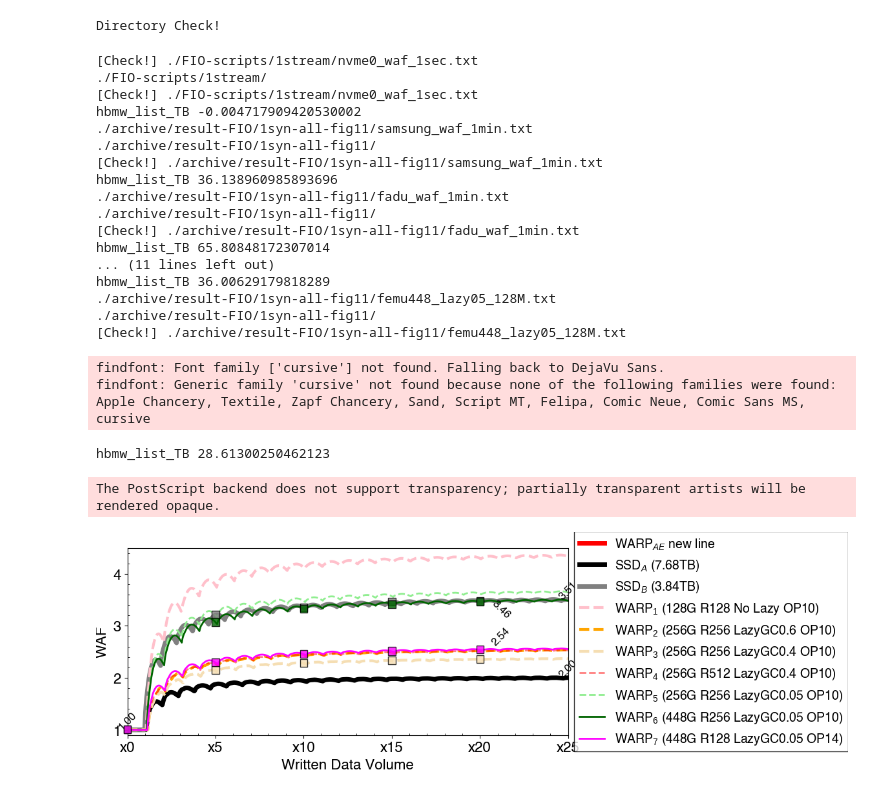
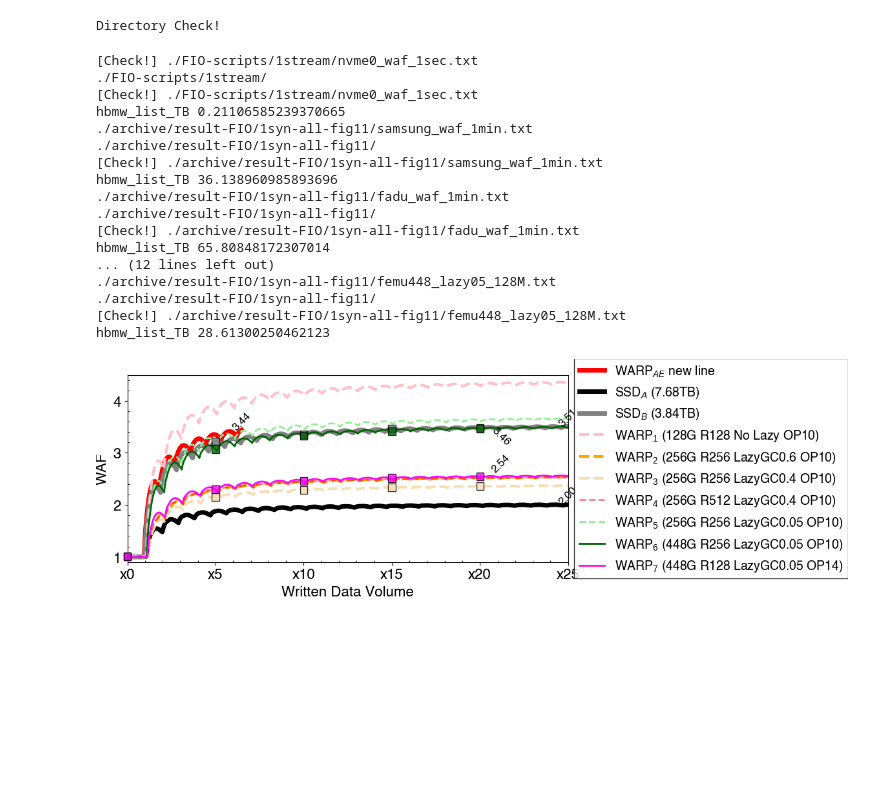
Before and after one commit to MoatLab/WARP-FAST26-AE, a Jupyter notebook: Fig11.ipynb, the cells around one changed output. Drawn from its saved outputs; the diff is of its cells as text; code cells hidden in the pictures; blank space fills up the shorter version.

```diff
--- a/Fig11.ipynb
+++ b/Fig11.ipynb
@@ -343,7 +343,7 @@ for i, t in enumerate(waf_list_label):
     mbmw_list= info_list[2]
     erase_list= info_list[3]
     #------------------------------------------------------------#
-    hbmw_list_TB = [ x / 7.68 for x in hbmw_list ]
+    hbmw_list_TB = [ (x*1024)/256 for x in hbmw_list ]
     ret = x_cut_limit(hbmw_list_TB,waf_list,x_cut_lim)
     hbmw_list_TB = ret[0]
     waf_list = ret[1]
@@ -681,39 +681,35 @@ for label in ax2.get_yticklabels():
     label.set_fontproperties(helvetica_prop)
     label.set_fontsize(MEDIUM_SIZE)
 
 #------------------------------------------------------------#
 fig.tight_layout()
 
 # ------------------- #
-isConference=True
+isConference=False
 if (isConference) :
     save_dir = "./"
     fig_name = "val-1stream-AE"
     plt.savefig("{0}{1}.eps".format(save_dir,fig_name)  ) #, dpi=100)
     plt.savefig("{0}{1}.pdf".format(save_dir,fig_name)  ) #, dpi=100)
     plt.savefig("{0}{1}.png".format(save_dir,fig_name)  ) #, dpi=100)
     plt.savefig("{0}{1}.jpeg".format(save_dir,fig_name) ) #, dpi=100)
 # ------------------- #
 # %% [output]
 [Check!] ./FIO-scripts/1stream/nvme0_waf_1sec.txt
 ./FIO-scripts/1stream/
 [Check!] ./FIO-scripts/1stream/nvme0_waf_1sec.txt
-hbmw_list_TB -0.004717909420530002
+hbmw_list_TB 0.21106585239370665
 ./archive/result-FIO/1syn-all-fig11/samsung_waf_1min.txt
 ./archive/result-FIO/1syn-all-fig11/
 [Check!] ./archive/result-FIO/1syn-all-fig11/samsung_waf_1min.txt
 hbmw_list_TB 36.138960985893696
 ./archive/result-FIO/1syn-all-fig11/fadu_waf_1min.txt
 ./archive/result-FIO/1syn-all-fig11/
 [Check!] ./archive/result-FIO/1syn-all-fig11/fadu_waf_1min.txt
 hbmw_list_TB 65.80848172307014
-... (11 lines left out)
-hbmw_list_TB 36.00629179818289
+... (12 lines left out)
 ./archive/result-FIO/1syn-all-fig11/femu448_lazy05_128M.txt
 ./archive/result-FIO/1syn-all-fig11/
 [Check!] ./archive/result-FIO/1syn-all-fig11/femu448_lazy05_128M.txt
+hbmw_list_TB 28.61300250462123
-findfont: Font family ['cursive'] not found. Falling back to DejaVu Sans.
-findfont: Generic family 'cursive' not found because none of the following families were found: Apple Chancery, Textile, Zapf Chancery, Sand, Script MT, Felipa, Comic Neue, Comic Sans MS, cursive
-hbmw_list_TB 28.61300250462123
-The PostScript backend does not support transparency; partially transparent artists will be rendered opaque.
-[figure, old version]
+[figure, new version]
```
Also changed, not shown: 1 other file.
